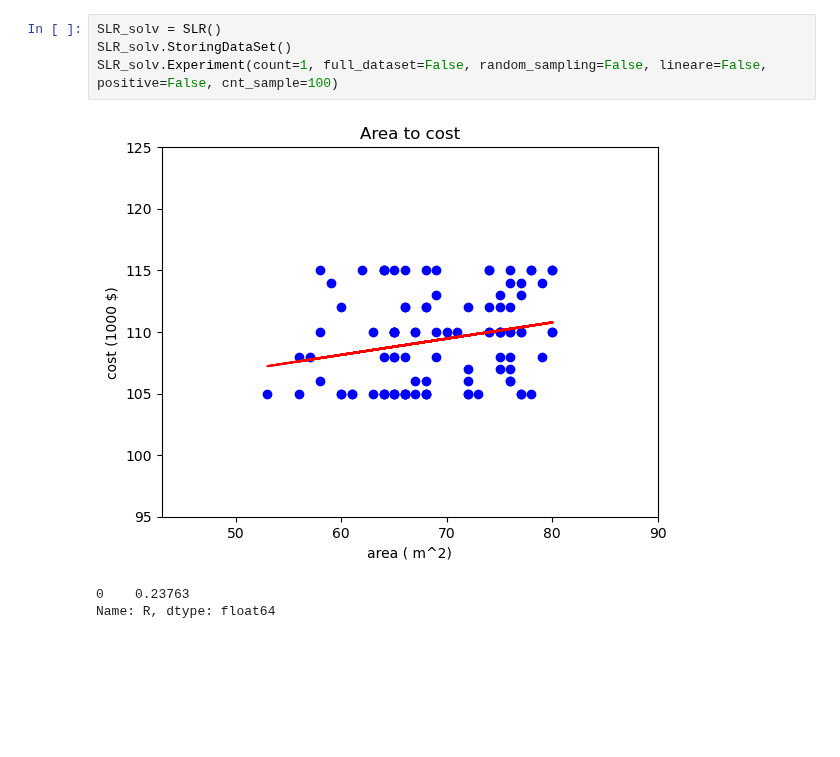
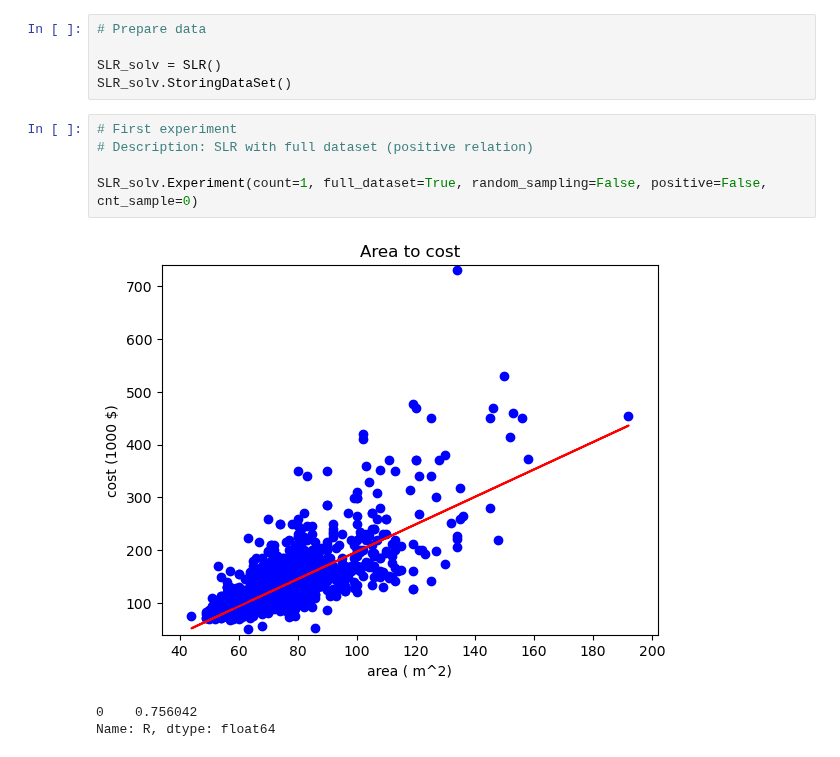
Before and after one commit to SmeysyaHromche/0MS, a Jupyter notebook: slr.ipynb, the cells around one changed output. Drawn from its saved outputs; the diff is of its cells as text; blank space fills up the shorter version.

```diff
--- a/slr.ipynb
+++ b/slr.ipynb
@@ -125,11 +172,17 @@ class SLR():
 
 
         print(self._solv['R'])
+# %%
+# Prepare data
+
+SLR_solv = SLR()
+SLR_solv.StoringDataSet()
 # %%
-SLR_solv = SLR()
-SLR_solv.StoringDataSet()
-SLR_solv.Experiment(count=1, full_dataset=False, random_sampling=False, lineare=False, positive=False, cnt_sample=100)
+# First experiment
+# Description: SLR with full dataset (positive relation)
+
+SLR_solv.Experiment(count=1, full_dataset=True, random_sampling=False, positive=False, cnt_sample=0)
 # %% [output]
-[figure, old version]
+[figure, new version]
-0    0.23763
+0    0.756042
 Name: R, dtype: float64
```
Also changed, not shown: parts of 2 cells of this notebook, 20 other files.
